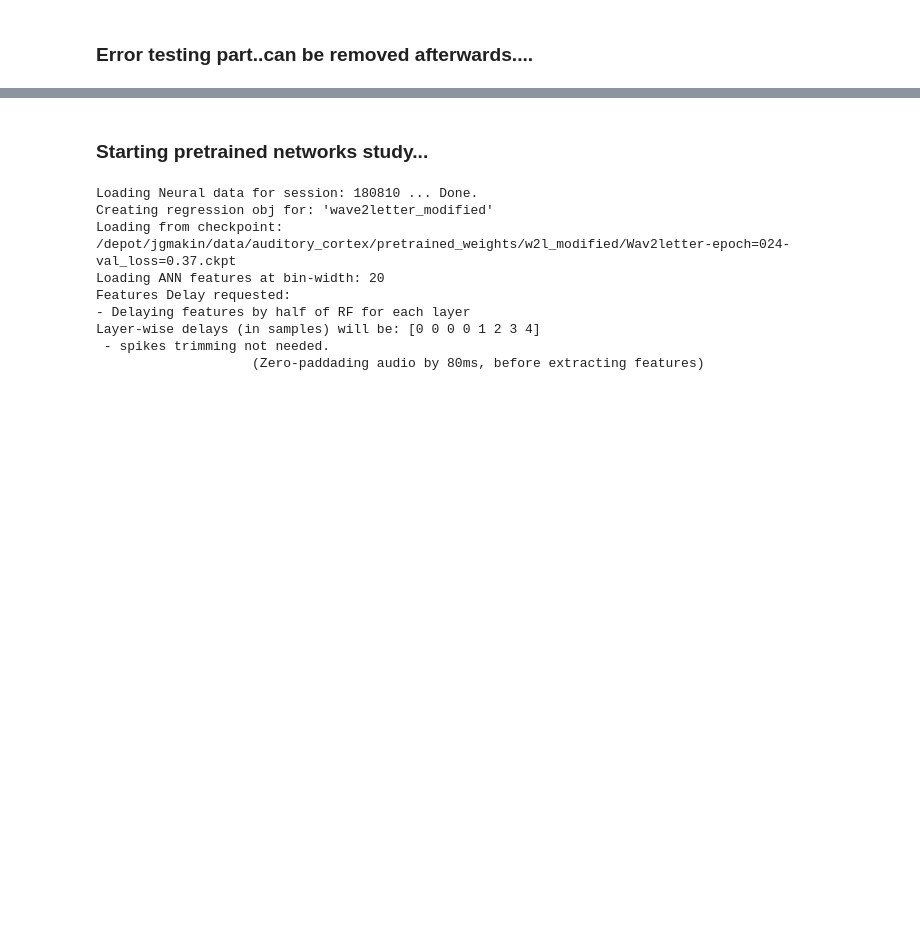
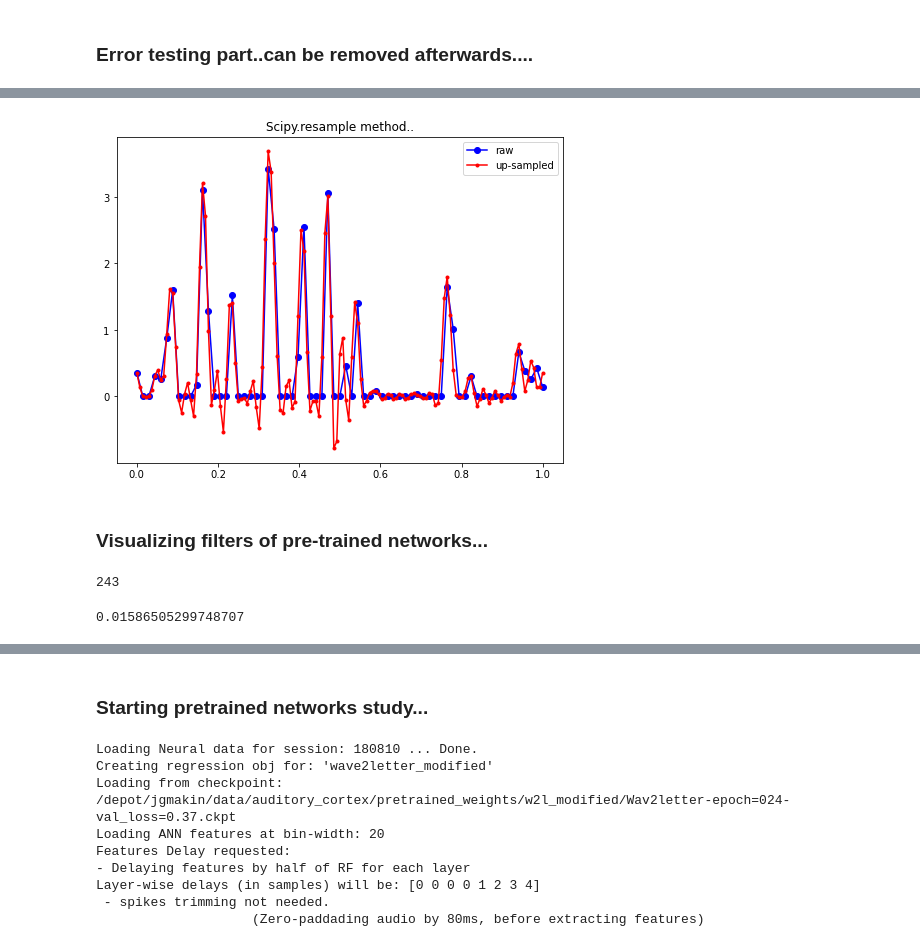
Before and after one commit to bilalhsp/Auditory_Cortex, a Jupyter notebook: experiments/pretrrained_models/pretrained_networks_setup.ipynb, the cells around one changed output, grey strips where cells are left out. Cells and saved outputs as stored; diff of their text form; code cells hidden in the pictures; blank space fills up the shorter version.

```diff
--- a/experiments/pretrrained_models/pretrained_networks_setup.ipynb
+++ b/experiments/pretrrained_models/pretrained_networks_setup.ipynb
@@ -8,0 +48,10 @@ from transformers import Speech2TextForConditionalGeneration, Speech2TextProcess
+# %%
+plt.figure(figsize=(8,6))
+plt.plot(x1, y1, 'bo-', x2, y2, 'r.-' )
+plt.legend(['raw', 'up-sampled'], loc='best')
+plt.title(f"Scipy.resample method..")
+plt.show()
+# %% [output]
+[figure, added]
+# %% [markdown]
+### Visualizing filters of pre-trained networks...
@@ -8,0 +98,8 @@ from transformers import Speech2TextForConditionalGeneration, Speech2TextProcess
+# %%
+len(weights_product)
+# %% [output]
+243
+# %%
+np.sum(weights_product)
+# %% [output]
+0.01586505299748707
```
Also changed, not shown: parts of 32 cells of this notebook, 37 other files.
